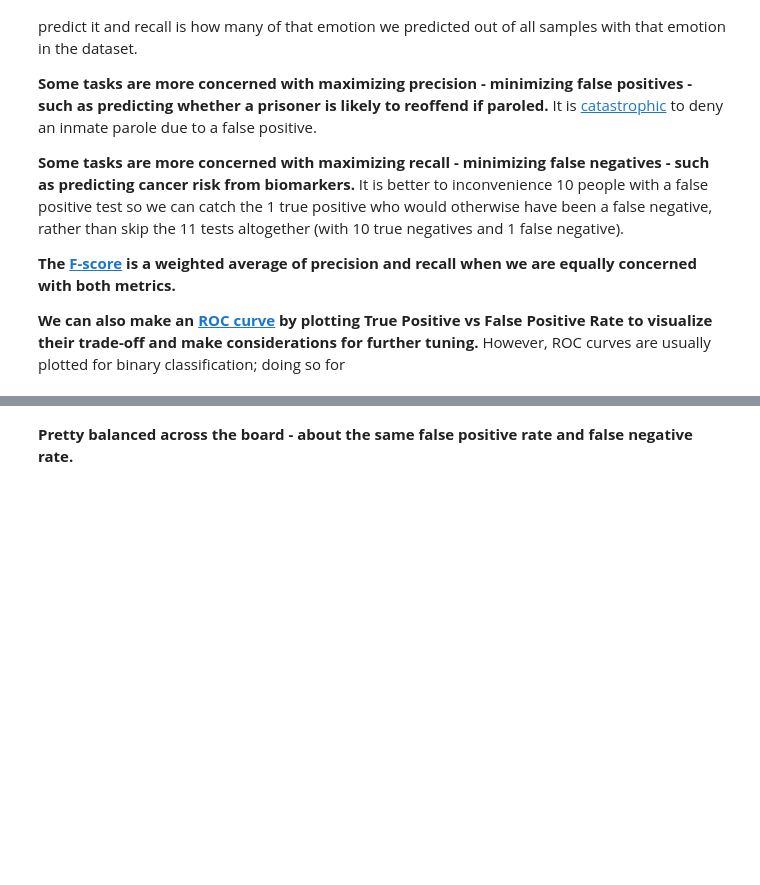
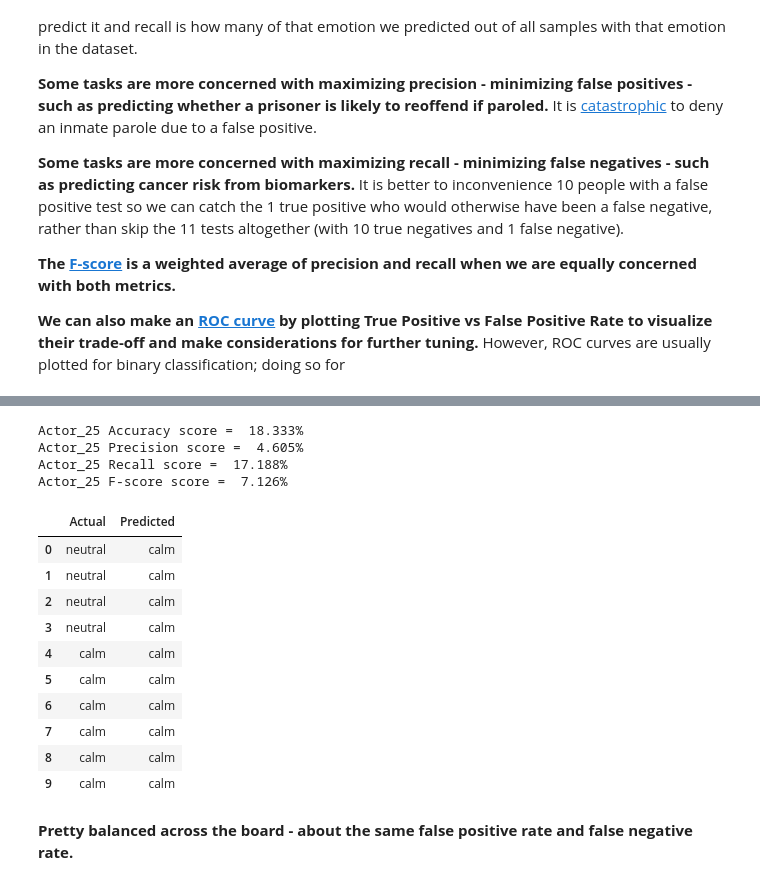
Before and after one commit to las21-sfu/LaraineSimWeek4-NeuralNetworks, a Jupyter notebook: Week4__Neural_Networks.ipynb, the cells around one changed output, grey strips where cells are left out. Drawn from its saved outputs; the diff is of its cells as text; code cells hidden in the pictures; blank space fills up the shorter version.

```diff
--- a/Week4__Neural_Networks.ipynb
+++ b/Week4__Neural_Networks.ipynb
@@ -782,2 +919,31 @@ Test Set F-score score =  68.1%
+# %%
+# DO ONE FOR MY OWN DATA, talk abt why it is doing well or not, talk about why ravdess is different from own recordings.
+
+print(f'Actor_25 Accuracy score =  {100*accuracy_score(actor25_emotion_groundtruth, actor25_emotion_predictions):.3f}%')
+print(f'Actor_25 Precision score =  {100*precision_score(actor25_emotion_groundtruth, actor25_emotion_predictions, average="macro", labels=emotion_list, zero_division=0):.3f}%')
+print(f'Actor_25 Recall score =  {100*recall_score(actor25_emotion_groundtruth, actor25_emotion_predictions, average="macro", labels=emotion_list, zero_division=0):.3f}%')
+print(f'Actor_25 F-score score =  {100*f1_score(actor25_emotion_groundtruth, actor25_emotion_predictions, average="macro", labels=emotion_list, zero_division=0):.3f}%')
+
+actor25_results_df = pd.DataFrame({
+    'Actual': actor25_emotion_groundtruth,
+    'Predicted': actor25_emotion_predictions,
+})
+actor25_results_df.head(10)
+# %% [output]
+Actor_25 Accuracy score =  18.333%
+Actor_25 Precision score =  4.605%
+Actor_25 Recall score =  17.188%
+Actor_25 F-score score =  7.126%
+|  | Actual | Predicted |
+| 0 | neutral | calm |
+| 1 | neutral | calm |
+| 2 | neutral | calm |
+| 3 | neutral | calm |
+| 4 | calm | calm |
+| 5 | calm | calm |
+| 6 | calm | calm |
+| 7 | calm | calm |
+| 8 | calm | calm |
+| 9 | calm | calm |
 # %% [markdown]
 **Pretty balanced across the board - about the same false positive rate and false negative rate.**
```
Also changed, not shown: parts of 9 cells of this notebook.
